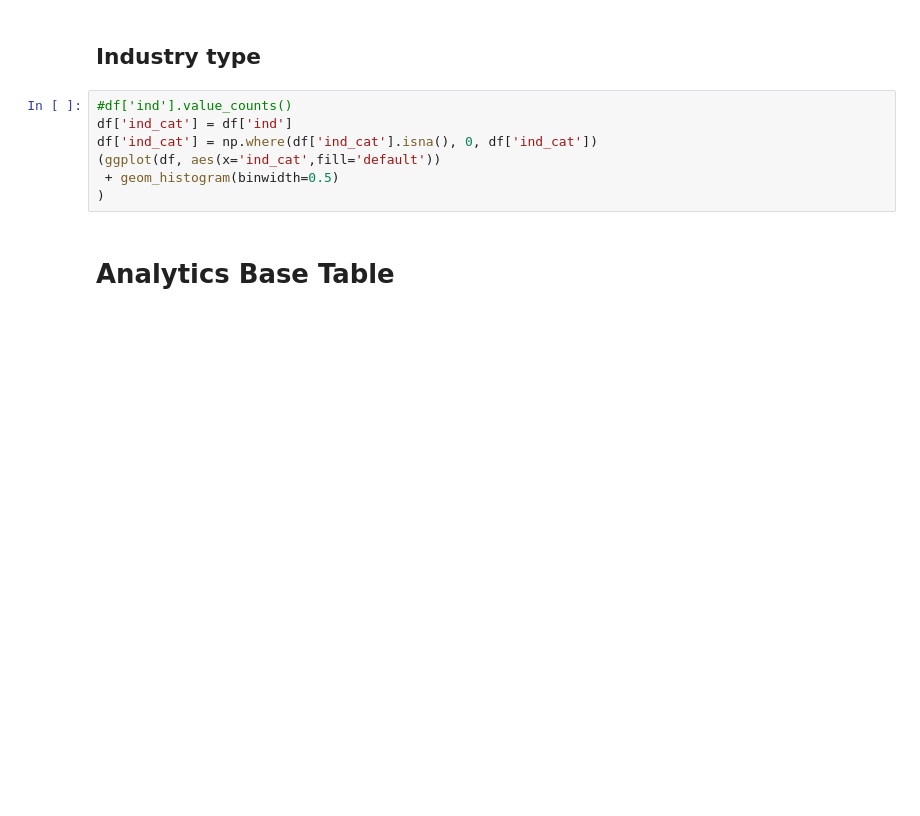
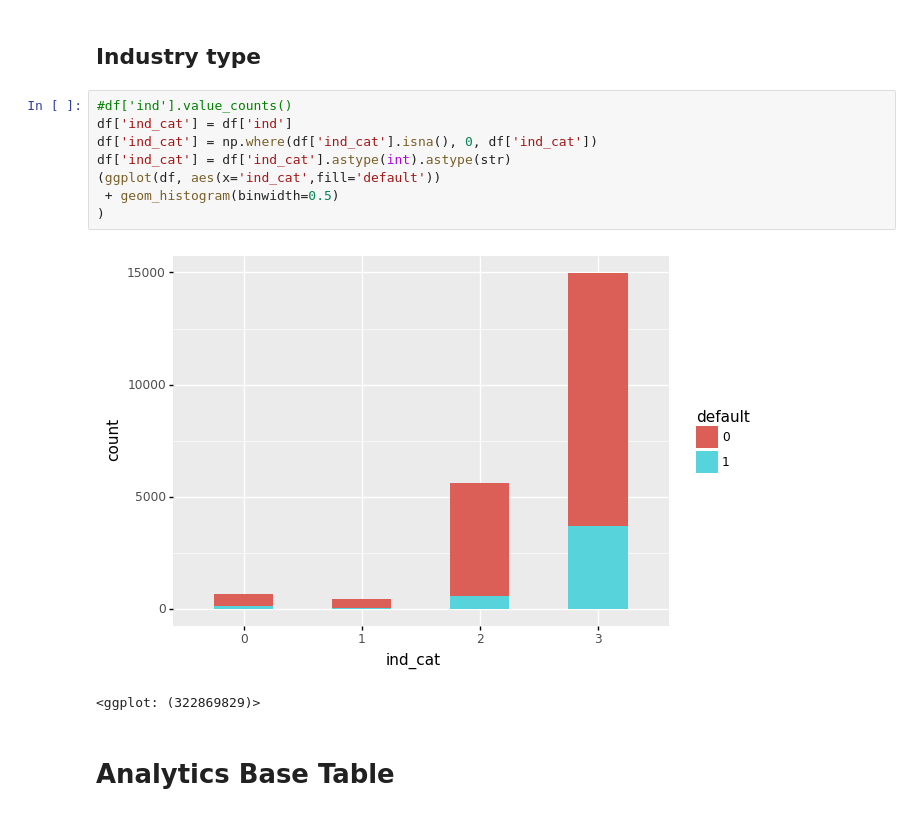
Before and after one commit to data-analytics-in-business/gabor-firm-exit-case-study, a Jupyter notebook: notebooks/Feature Engineering.ipynb, the cells around one changed output. Cells and saved outputs as stored; diff of their text form; blank space fills up the shorter version.

```diff
--- a/notebooks/Feature Engineering.ipynb
+++ b/notebooks/Feature Engineering.ipynb
@@ -50,10 +70,14 @@ df['p+l_scaled'] = np.where(df['p+l_scaled'].isna(), 0, df['p+l_scaled'])
 # %%
 #df['ind'].value_counts()
 df['ind_cat'] = df['ind']
 df['ind_cat'] = np.where(df['ind_cat'].isna(), 0, df['ind_cat'])
+df['ind_cat'] = df['ind_cat'].astype(int).astype(str)
 (ggplot(df, aes(x='ind_cat',fill='default'))
  + geom_histogram(binwidth=0.5)
 )
+# %% [output]
+[figure, added]
+<ggplot: (322869829)>
 # %% [markdown]
 # Analytics Base Table
 # %%
```
Also changed, not shown: parts of 6 cells of this notebook, 2 other files.
